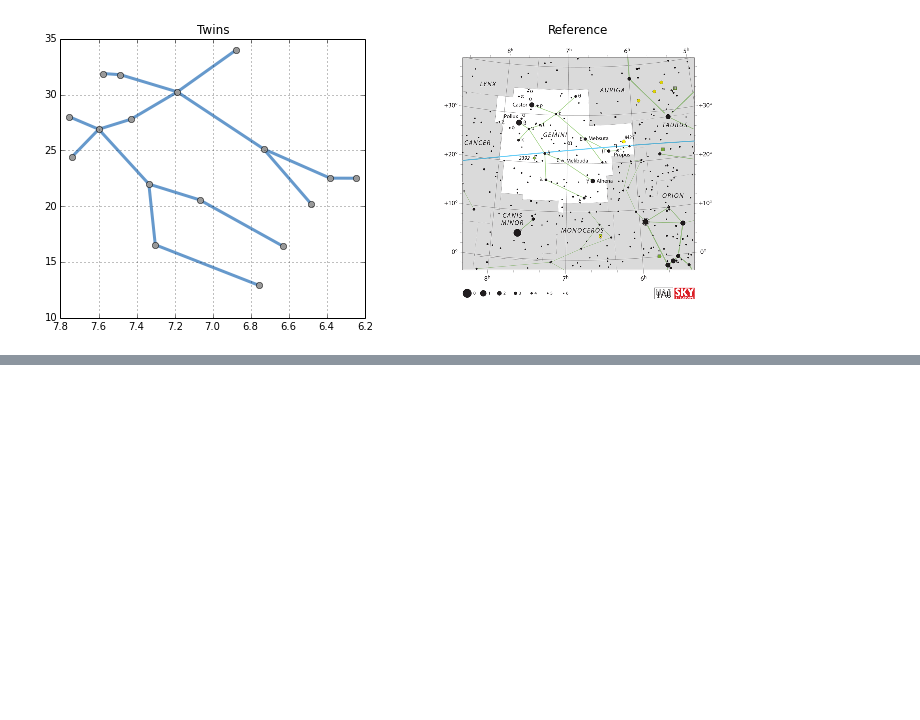
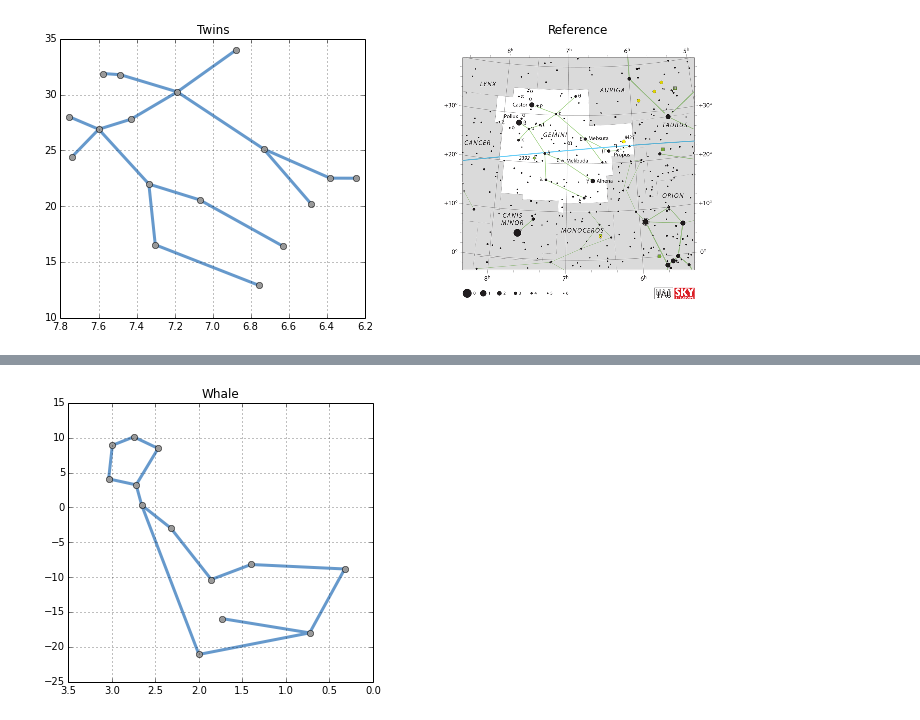
Before and after one commit to dreamalligator/asterisms, a Jupyter notebook: notebooks/curious-asterisms.ipynb, the cells around one changed output, grey strips where cells are left out. Drawn from its saved outputs; the diff is of its cells as text; code cells hidden in the pictures; blank space fills up the shorter version.

```diff
--- a/notebooks/curious-asterisms.ipynb
+++ b/notebooks/curious-asterisms.ipynb
@@ -311,0 +326,4 @@ Something interesting:
+# %%
+display_constellation('cet')
+# %% [output]
+[figure, added]
```
Also changed, not shown: parts of 5 cells of this notebook, 1 other file.
